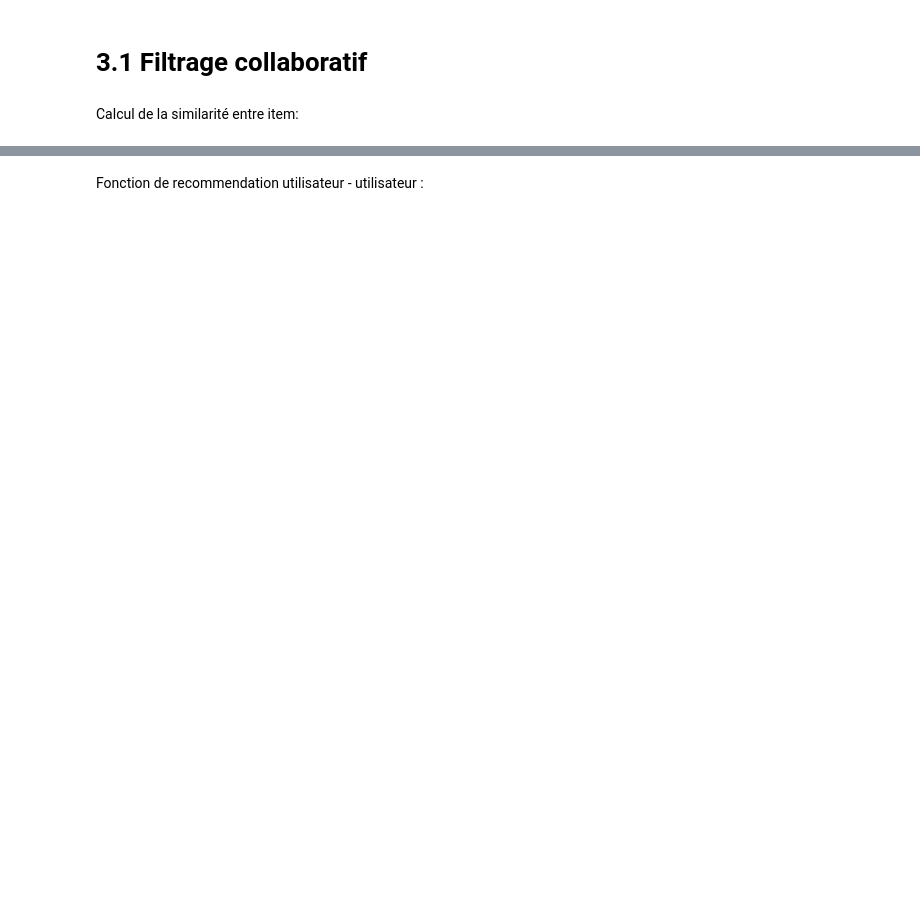
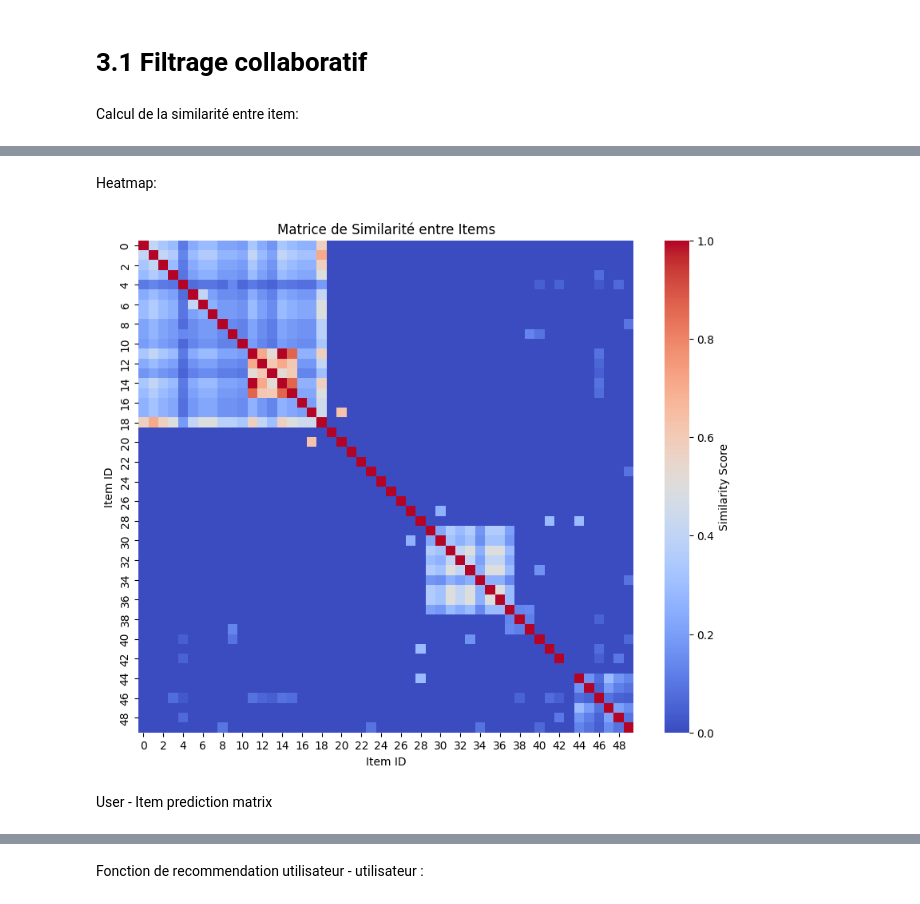
Before and after one commit to leoniedyt/Project-DSML, a Jupyter notebook: project.ipynb, the cells around one changed output, grey strips where cells are left out. Saved outputs shown, nothing was run; the diff lists cells and outputs as text; code cells hidden in the pictures; blank space fills up the shorter version.

```diff
--- a/project.ipynb
+++ b/project.ipynb
@@ -520,0 +500,13 @@ Items recommandés pour l'utilisateur 0: [1257, 8435, 8928, 8934, 8943, 8931, 89
+# %%
+from sklearn.metrics.pairwise import cosine_similarity
+import pandas as pd
+
+# Calcul de la similarité entre items en utilisant la similarité cosinus
+item_similarity_matrix = cosine_similarity(train_data_matrix.T)
+
+# Transformer en DataFrame pour plus de lisibilité (facultatif)
+item_similarity_df = pd.DataFrame(item_similarity_matrix, index=range(train_data_matrix.shape[1]), columns=range(train_data_matrix.shape[1]))
+
+# Afficher un aperçu de la matrice de similarité entre items
+print("Matrice de similarité entre items :")
+print(item_similarity_df.head())
@@ -520,0 +531,31 @@ Items recommandés pour l'utilisateur 0: [1257, 8435, 8928, 8934, 8943, 8931, 89
+# %% [markdown]
+Heatmap:
+# %%
+import matplotlib.pyplot as plt
+import seaborn as sns
+
+# Fonction pour visualiser la matrice de similarité entre items
+def plot_item_similarity_heatmap(similarity_matrix, title, num_items=50):
+    """
+    Trace une heatmap d'un sous-ensemble de la matrice de similarité entre items.
+    Paramètres:
+        similarity_matrix: La matrice de similarité item-item.
+        title: Le titre du graphique.
+        num_items: Le nombre d'items à afficher (lignes et colonnes).
+    """
+    # Extraire un sous-ensemble de la matrice pour la visualisation
+    matrix_subset = similarity_matrix[:num_items, :num_items]
+
+    plt.figure(figsize=(10, 8))
+    sns.heatmap(matrix_subset, cmap="coolwarm", cbar=True, cbar_kws={'label': 'Similarity Score'})
+    plt.xlabel('Item ID')
+    plt.ylabel('Item ID')
+    plt.title(title)
+    plt.show()
+
+# Visualiser un sous-ensemble de la matrice de similarité entre items
+plot_item_similarity_heatmap(item_similarity_matrix, 'Matrice de Similarité entre Items')
+# %% [output]
+[figure, added]
+# %% [markdown]
+User - Item prediction matrix
```
Also changed, not shown: parts of 23 cells of this notebook.
